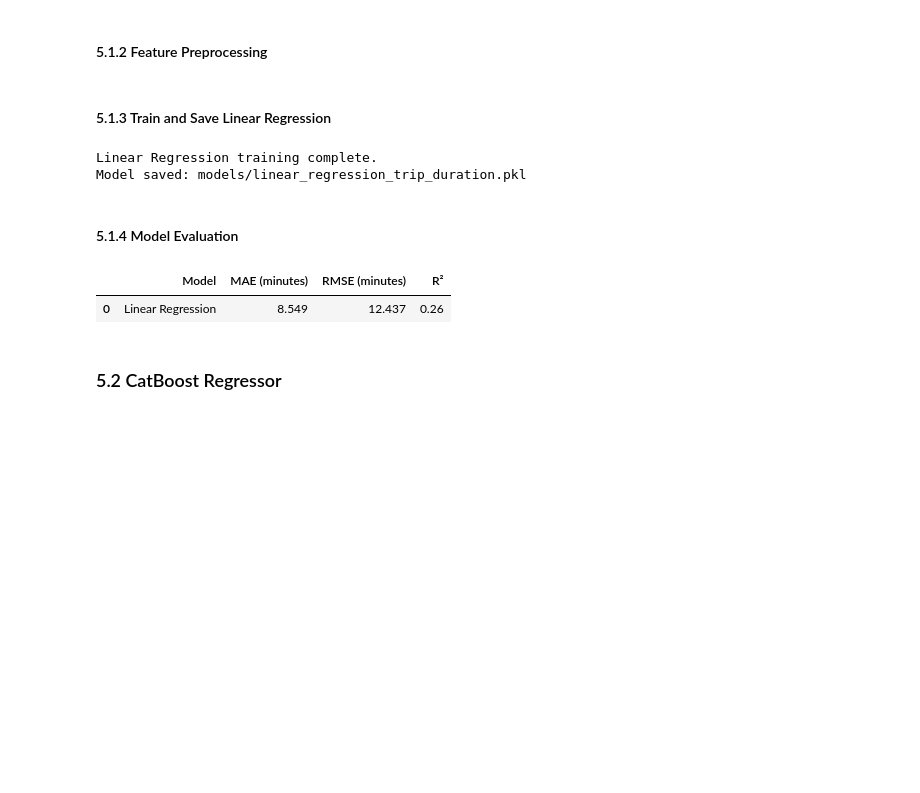
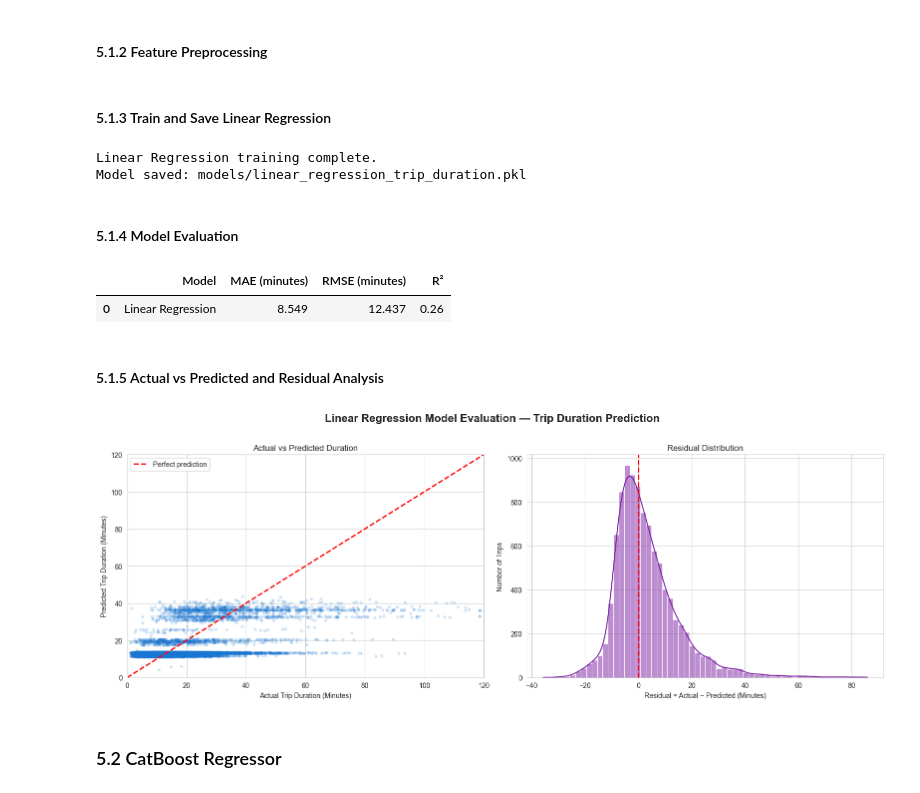
Before and after one commit to fathirrizkifadillah/NYC-Yellow-Taxi-Trip-Analysis, a Jupyter notebook: main.ipynb, the cells around one changed output. Cells and saved outputs as stored; diff of their text form; code cells hidden in the pictures; blank space fills up the shorter version.

Commit message:
5.1.5 Actual vs Predicted and Residual Analysis

```diff
--- a/main.ipynb
+++ b/main.ipynb
@@ -2145,5 +2145,75 @@ linear_results
 # %% [output]
 |  | Model | MAE (minutes) | RMSE (minutes) | R² |
 | 0 | Linear Regression | 8.549 | 12.437 | 0.26 |
+# %% [markdown]
+#### 5.1.5 Actual vs Predicted and Residual Analysis
+# %%
+os.makedirs("img/ML", exist_ok=True)
+
+plot_sample = pd.DataFrame({
+    "actual_duration": y_test,
+    "predicted_duration": linear_predictions
+}).sample(n=min(10_000, len(y_test)), random_state=RANDOM_STATE)
+
+plot_sample["residual"] = (
+    plot_sample["actual_duration"]
+    - plot_sample["predicted_duration"]
+)
+
+fig, axes = plt.subplots(1, 2, figsize=(16, 6))
+
+fig.suptitle(
+    "Linear Regression Model Evaluation — Trip Duration Prediction",
+    fontsize=16,
+    fontweight="bold"
+)
+
+axes[0].scatter(
+    plot_sample["actual_duration"],
+    plot_sample["predicted_duration"],
+    alpha=0.15,
+    s=12,
+    color="#1976D2"
+)
+
+axes[0].plot(
+    [0, 120], [0, 120],
+    linestyle="--",
+    color="red",
+    linewidth=2,
+    label="Perfect prediction"
+)
+
+axes[0].set_title("Actual vs Predicted Duration")
+axes[0].set_xlabel("Actual Trip Duration (Minutes)")
+axes[0].set_ylabel("Predicted Trip Duration (Minutes)")
+axes[0].set_xlim(0, 120)
+axes[0].set_ylim(0, 120)
+axes[0].legend()
+
+sns.histplot(
+    plot_sample["residual"],
+    bins=60,
+    kde=True,
+    color="#7B1FA2",
+    ax=axes[1]
+)
+
+axes[1].axvline(0, linestyle="--", color="red", linewidth=2)
+axes[1].set_title("Residual Distribution")
+axes[1].set_xlabel("Residual = Actual − Predicted (Minutes)")
+axes[1].set_ylabel("Number of Trips")
+
+plt.tight_layout(rect=[0, 0, 1, 0.96])
+
+plt.savefig(
+    "img/ML/Linear_Regression_Evaluation.png",
+    dpi=300,
+    bbox_inches="tight"
+)
+
+plt.show()
+# %% [output]
+[figure, added]
 # %% [markdown]
 ### 5.2 CatBoost Regressor
```
Also changed, not shown: 1 other file.
